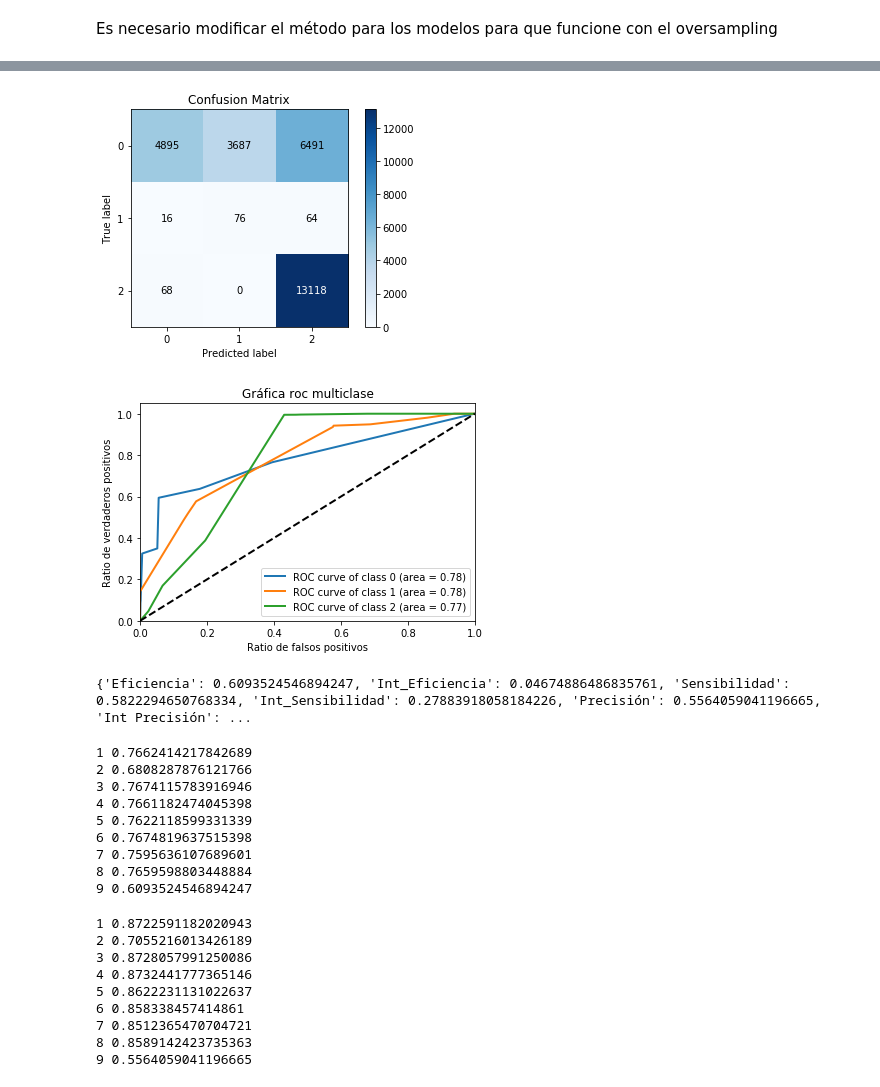
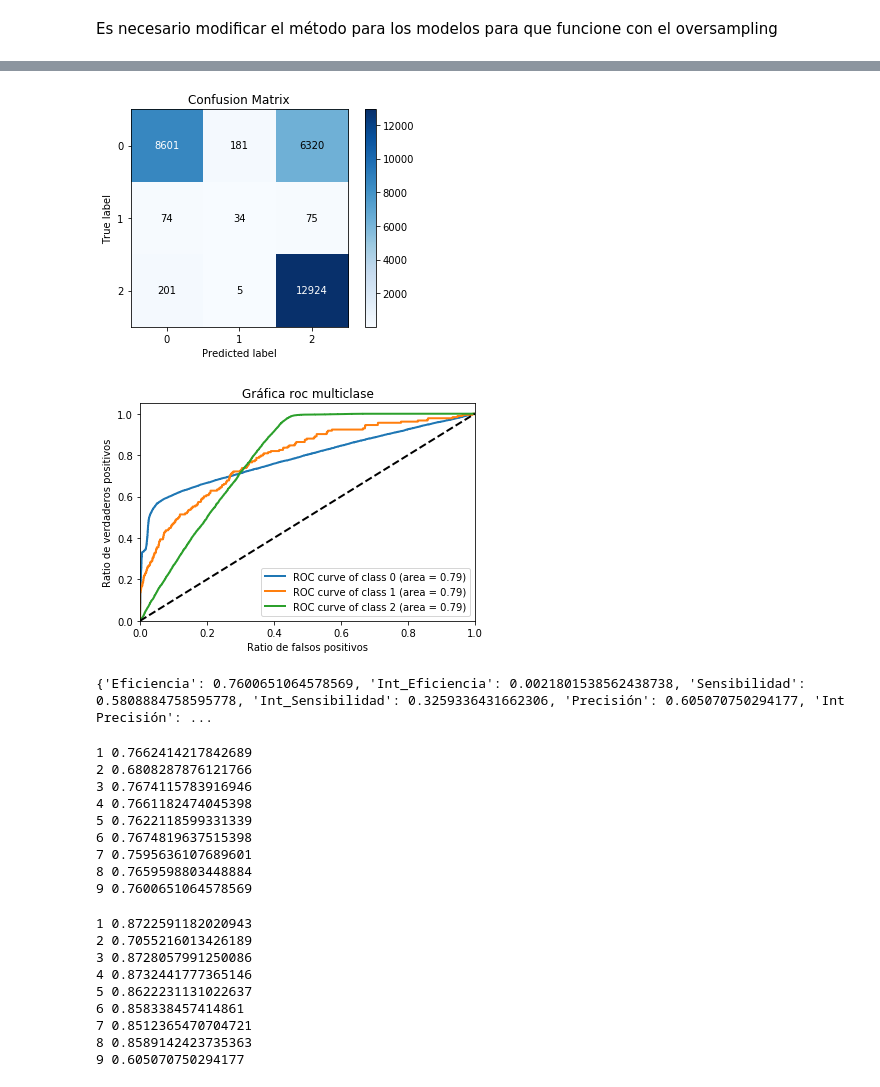
Before and after one commit to Dfriveraa/Accident-predictor, a Jupyter notebook: Opti_Ada.ipynb, the cells around one changed output, grey strips where cells are left out. Drawn from its saved outputs; the diff is of its cells as text; code cells hidden in the pictures.

```diff
--- a/Opti_Ada.ipynb
+++ b/Opti_Ada.ipynb
@@ -301,3 +382,3 @@ def model_Ada_Oversamp(x,y,estimadores, impresion = False,normalize=False,one_ho
 # %%
-result9=model_Ada_Oversamp(x=x,y=y,estimadores=5, impresion = True,normalize=False)
+result9=model_Ada_Oversamp(x=x,y=y,estimadores=250, impresion = True,normalize=False)
 # %% [output]
@@ -324,9 +405,9 @@ result9=model_Ada_Oversamp(x=x,y=y,estimadores=5, impresion = True,normalize=Fal
-[figure, old version]
+[figure, new version]
-[figure, old version]
+[figure, new version]
 # %%
 print(result9)
 # %% [output]
-{'Eficiencia': 0.6093524546894247, 'Int_Eficiencia': 0.04674886486835761, 'Sensibilidad': 0.5822294650768334, 'Int_Sensibilidad': 0.27883918058184226, 'Precisión': 0.5564059041196665, 'Int Precisión': ...
+{'Eficiencia': 0.7600651064578569, 'Int_Eficiencia': 0.0021801538562438738, 'Sensibilidad': 0.5808884758595778, 'Int_Sensibilidad': 0.3259336431662306, 'Precisión': 0.605070750294177, 'Int Precisión': ...
 # %%
 lista=[result1,result2,result3,result4,result5,result6,result7,result8,result9]
 # %%
@@ -340,7 +421,7 @@ imprimir_resultados(lista,'Eficiencia')
 6 0.7674819637515398
 7 0.7595636107689601
 8 0.7659598803448884
-9 0.6093524546894247
+9 0.7600651064578569
 # %%
 imprimir_resultados(lista,'Precisión')
 # %% [output]
@@ -352,4 +433,4 @@ imprimir_resultados(lista,'Precisión')
 6 0.858338457414861
 7 0.8512365470704721
 8 0.8589142423735363
-9 0.5564059041196665
+9 0.605070750294177
```
Also changed, not shown: parts of 11 cells of this notebook, 3 other files.
